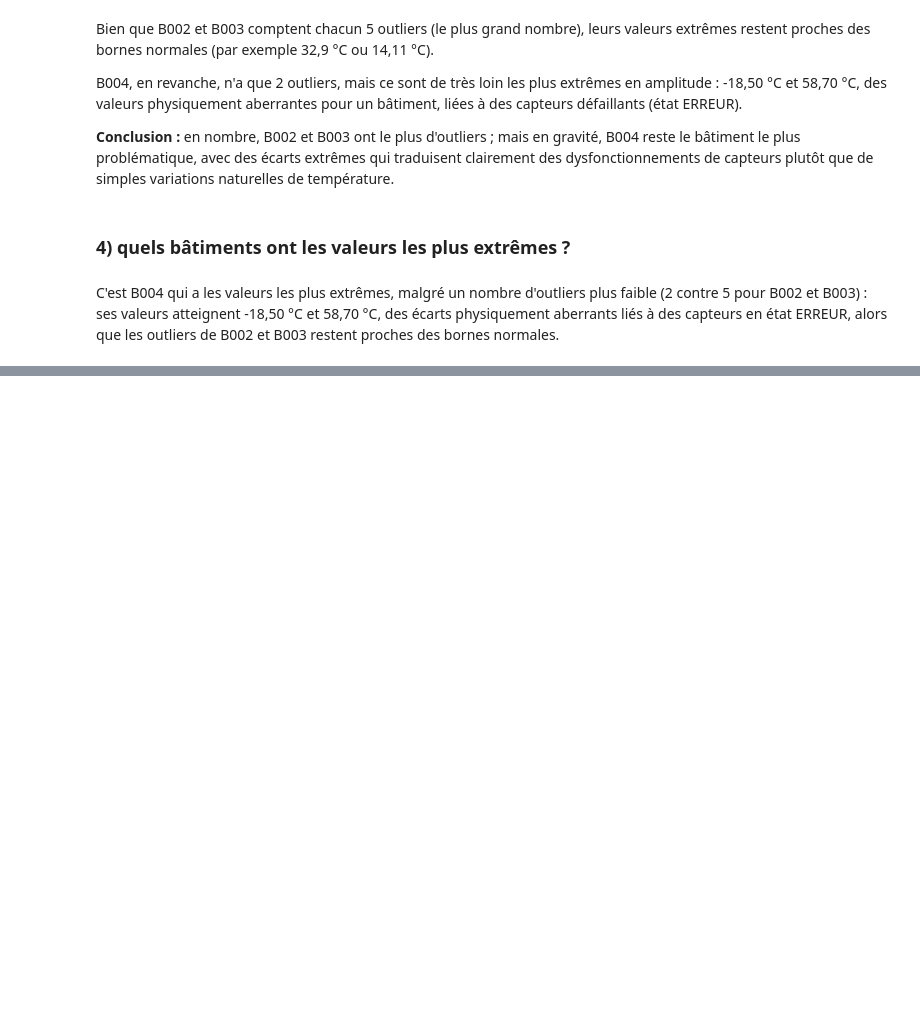
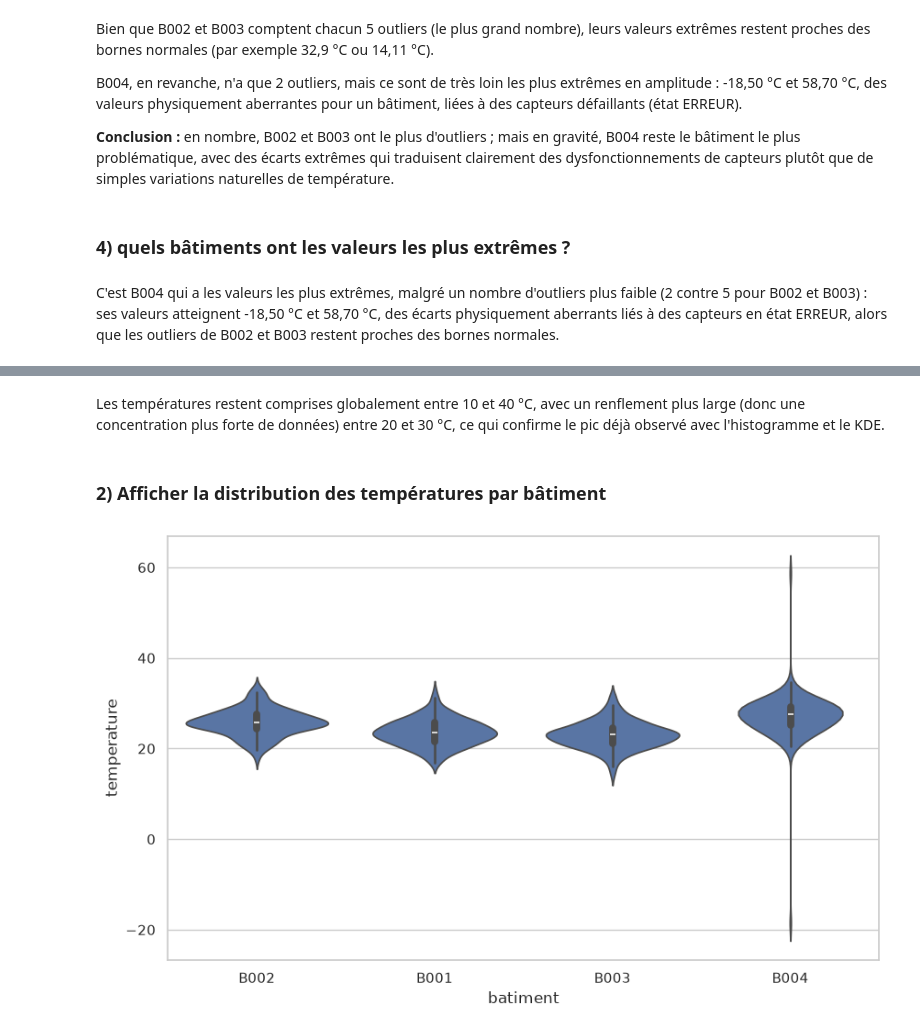
Before and after one commit to Fattimm/atelier_seaborn_iot, a Jupyter notebook: notebooks/atelier_seaborn_iot.ipynb, the cells around one changed output, grey strips where cells are left out. Cells and saved outputs as stored; diff of their text form; code cells hidden in the pictures; blank space fills up the shorter version.

```diff
--- a/notebooks/atelier_seaborn_iot.ipynb
+++ b/notebooks/atelier_seaborn_iot.ipynb
@@ -364,0 +382,9 @@ C'est B004 qui a les valeurs les plus extrêmes, malgré un nombre d'outliers pl
+# %% [markdown]
+Les températures restent comprises globalement entre 10 et 40 °C, avec un renflement plus large (donc une concentration plus forte de données) entre 20 et 30 °C, ce qui confirme le pic déjà observé avec l'histogramme et le KDE.
+# %% [markdown]
+###  2) Afficher la distribution des températures par bâtiment
+# %%
+sns.violinplot(data=df, x="batiment", y="temperature")
+plt.show()
+# %% [output]
+[figure, added]
```
Also changed, not shown: parts of 7 cells of this notebook.
